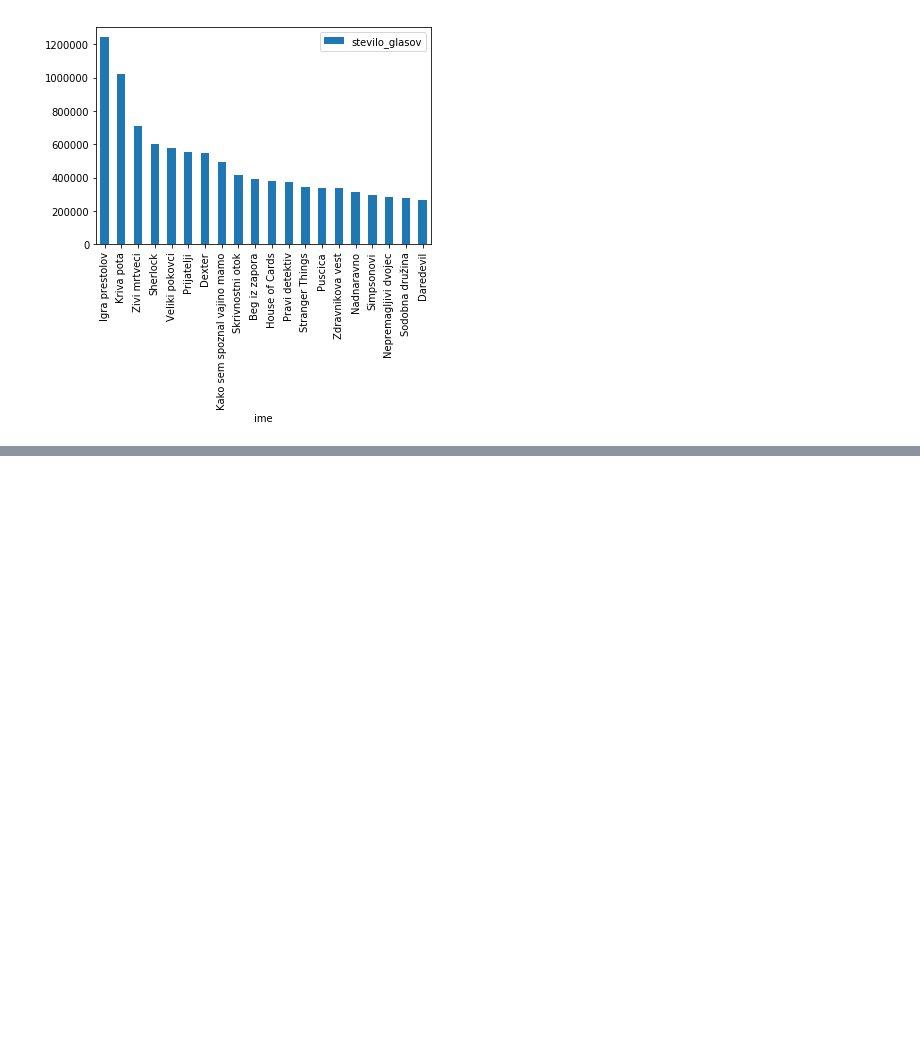
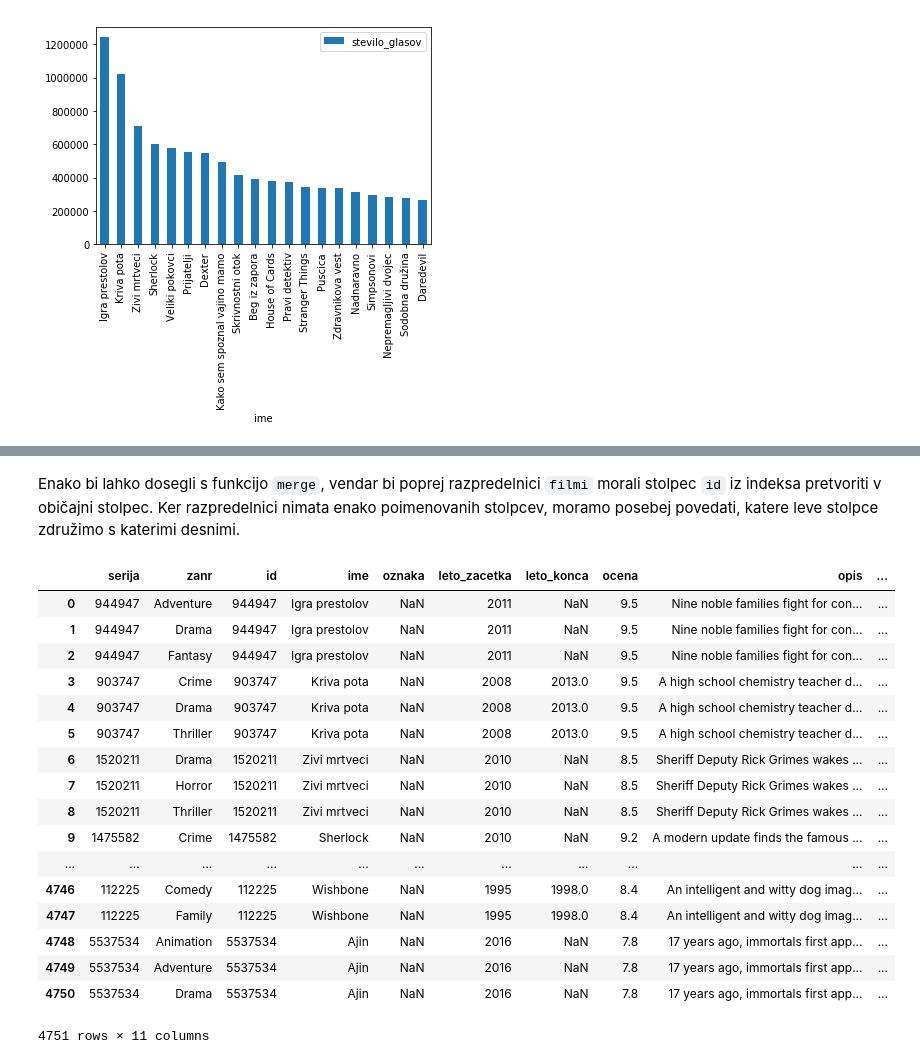
Before and after one commit to matijapretnar/programiranje-1, a Jupyter notebook: analiza-podatkov/predavanja/Analiza podatkov s knjižnico Pandas.ipynb, the cells around one changed output, grey strips where cells are left out. Drawn from its saved outputs; the diff is of its cells as text; code cells hidden in the pictures; blank space fills up the shorter version.

```diff
--- a/analiza-podatkov/predavanja/Analiza podatkov s knjižnico Pandas.ipynb
+++ b/analiza-podatkov/predavanja/Analiza podatkov s knjižnico Pandas.ipynb
@@ -382,0 +537,23 @@ serije.sort_values('stevilo_glasov', ascending=False).head(20).plot.bar(x='ime',
+# %% [markdown]
+Enako bi lahko dosegli s funkcijo `merge`, vendar bi poprej razpredelnici `filmi` morali stolpec `id` iz indeksa pretvoriti v običajni stolpec. Ker razpredelnici nimata enako poimenovanih stolpcev, moramo posebej povedati, katere leve stolpce združimo s katerimi desnimi.
+# %%
+pd.merge(zanri, serije.reset_index(), left_on='serija', right_on='id')
+# %% [output]
+|  | serija | zanr | id | ime | oznaka | leto_zacetka | leto_konca | ocena | opis | ... |
+| 0 | 944947 | Adventure | 944947 | Igra prestolov | NaN | 2011 | NaN | 9.5 | Nine noble families fight for con... | ... |
+| 1 | 944947 | Drama | 944947 | Igra prestolov | NaN | 2011 | NaN | 9.5 | Nine noble families fight for con... | ... |
+| 2 | 944947 | Fantasy | 944947 | Igra prestolov | NaN | 2011 | NaN | 9.5 | Nine noble families fight for con... | ... |
+| 3 | 903747 | Crime | 903747 | Kriva pota | NaN | 2008 | 2013.0 | 9.5 | A high school chemistry teacher d... | ... |
+| 4 | 903747 | Drama | 903747 | Kriva pota | NaN | 2008 | 2013.0 | 9.5 | A high school chemistry teacher d... | ... |
+| 5 | 903747 | Thriller | 903747 | Kriva pota | NaN | 2008 | 2013.0 | 9.5 | A high school chemistry teacher d... | ... |
+| 6 | 1520211 | Drama | 1520211 | Zivi mrtveci | NaN | 2010 | NaN | 8.5 | Sheriff Deputy Rick Grimes wakes ... | ... |
+| 7 | 1520211 | Horror | 1520211 | Zivi mrtveci | NaN | 2010 | NaN | 8.5 | Sheriff Deputy Rick Grimes wakes ... | ... |
+| 8 | 1520211 | Thriller | 1520211 | Zivi mrtveci | NaN | 2010 | NaN | 8.5 | Sheriff Deputy Rick Grimes wakes ... | ... |
+| 9 | 1475582 | Crime | 1475582 | Sherlock | NaN | 2010 | NaN | 9.2 | A modern update finds the famous ... | ... |
+| ... | ... | ... | ... | ... | ... | ... | ... | ... | ... | ... |
+| 4746 | 112225 | Comedy | 112225 | Wishbone | NaN | 1995 | 1998.0 | 8.4 | An intelligent and witty dog imag... | ... |
+| 4747 | 112225 | Family | 112225 | Wishbone | NaN | 1995 | 1998.0 | 8.4 | An intelligent and witty dog imag... | ... |
+| 4748 | 5537534 | Animation | 5537534 | Ajin | NaN | 2016 | NaN | 7.8 | 17 years ago, immortals first app... | ... |
+| 4749 | 5537534 | Adventure | 5537534 | Ajin | NaN | 2016 | NaN | 7.8 | 17 years ago, immortals first app... | ... |
+| 4750 | 5537534 | Drama | 5537534 | Ajin | NaN | 2016 | NaN | 7.8 | 17 years ago, immortals first app... | ... |
+4751 rows × 11 columns
```
Also changed, not shown: parts of 36 cells of this notebook.
